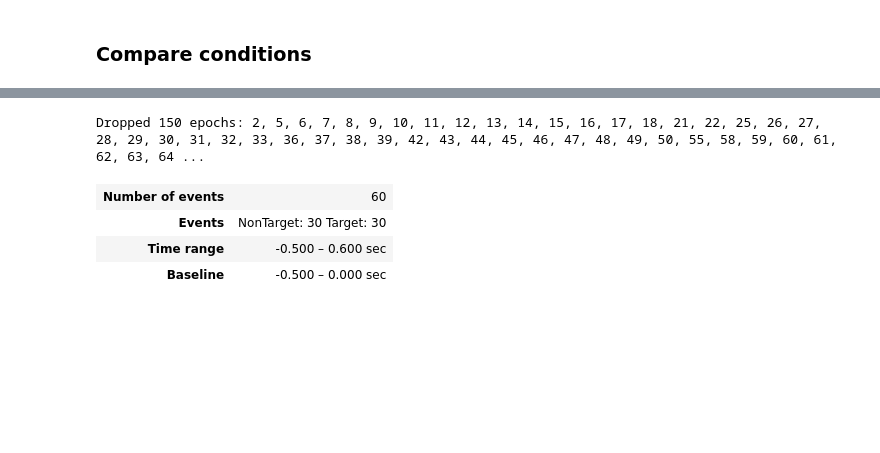
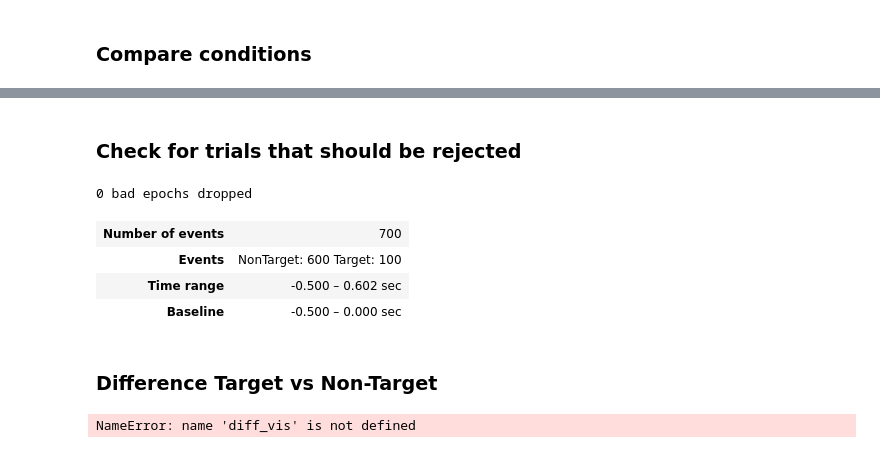
Before and after one commit to lokinou/p3k_offline_analysis, a Jupyter notebook: p300mne.ipynb, the cells around one changed output, grey strips where cells are left out. Saved outputs shown, nothing was run; the diff lists cells and outputs as text; code cells hidden in the pictures; blank space fills up the shorter version.

```diff
--- a/p300mne.ipynb
+++ b/p300mne.ipynb
@@ -103,0 +108,13 @@ raw = raw.set_montage(montage, match_case=False)
+# %%
+if apply_infinite_reference:
+    raw.del_proj()  # remove our average reference projector first
+    sphere = mne.make_sphere_model('auto', 'auto', raw.info)
+    src = mne.setup_volume_source_space(sphere=sphere, exclude=30., pos=15.)
+    forward = mne.make_forward_solution(raw.info, trans=None, src=src, bem=sphere)
+    raw_rest = raw.copy().set_eeg_reference('REST', forward=forward)
+
+    for title, _raw in zip(['Original', 'REST (∞)'], [raw, raw_rest]):
+        fig = _raw.plot(n_channels=len(raw), scalings=dict(eeg=5e-5))
+        # make room for title
+        fig.subplots_adjust(top=0.9)
+        fig.suptitle('{} reference'.format(title), size='xx-large', weight='bold')
@@ -431,12 +553,52 @@ No projector specified for this dataset. Please consider the method self.add_pro
+# %% [markdown]
+### Check for trials that should be rejected
+# %%
+reject_criteria = dict(eeg=150e-6)       # 150 µV
+
+for ch_type, title in dict(eeg='EEG').items():
+    layout = mne.channels.find_layout(epochs.info, ch_type=ch_type)
+    epochs['Target'].plot_topo_image(layout=layout, fig_facecolor='w',
+                                            font_color='k', title=title+'Target Trial x time amplitude')
+    epochs['NonTarget'].plot_topo_image(layout=layout, fig_facecolor='w',
+                                            font_color='k', title=title+'Non-Target Trial x time amplitude')
+epochs.drop_bad(reject=reject_criteria)
+# %% [output]
+0 bad epochs dropped
+| Number of events | 700 |
+| Events | NonTarget: 600 Target: 100 |
+| Time range | -0.500 – 0.602 sec |
+| Baseline | -0.500 – 0.000 sec |
+# %% [markdown]
+### Difference Target vs Non-Target
+# %%
+nb_chans = diff_vis._data.shape[1]
+splt_width = int(np.ceil(np.sqrt(1.0*nb_chans+1)))  # adding an extra plot with all channels combined at the end
+fig, ax = plt.subplots(splt_width,splt_width)
+
+evokeds = dict(NonTarget=list(epochs['NonTarget'].iter_evoked()),
+               Target=list(epochs['Target'].iter_evoked()))
+#picks = [f'eeg{n}' for n in range(10, 15)]
+
+shape_epochs = epochs['Target']._data.shape
+for ch_idx in range(nb_chans):
+    print('plotting channel {}'.format(ch_idx+1))
+    mne.viz.plot_compare_evokeds(evokeds,picks=[epochs.info['ch_names'][ch_idx]],
+                                 legend=False,
+                                 axes=ax[ch_idx//splt_width, ch_idx%splt_width],)
+    plt.show(block=False)
+    plt.subplots_adjust(hspace=0.5, wspace=.5)
+    plt.pause(.1)
+print('plotting averaged channels')
+mne.viz.plot_compare_evokeds(evokeds, picks=picks, combine='mean',
+                             legend=True,
+                             axes=ax[-1,-1])
+
+plt.subplots_adjust(hspace=0.5, wspace=.5)
+# %% [output]
+NameError: name 'diff_vis' is not defined
 # %%
-epochs_balanced, _ = epochs.equalize_event_counts(event_ids=event_ids, method='mintime')
+epochs_balanced, _ = epochs.equalize_event_counts(event_ids=event_ids, method='truncate')
 epochs_balanced
-# %% [output]
-Dropped 150 epochs: 2, 5, 6, 7, 8, 9, 10, 11, 12, 13, 14, 15, 16, 17, 18, 21, 22, 25, 26, 27, 28, 29, 30, 31, 32, 33, 36, 37, 38, 39, 42, 43, 44, 45, 46, 47, 48, 49, 50, 55, 58, 59, 60, 61, 62, 63, 64 ...
-| Number of events | 60 |
-| Events | NonTarget: 30 Target: 30 |
-| Time range | -0.500 – 0.600 sec |
-| Baseline | -0.500 – 0.000 sec |
 # %%
 l_nt_balanced = epochs_balanced['NonTarget'].average()
 l_target_balanced = epochs_balanced['Target'].average()
```
Also changed, not shown: parts of 69 cells of this notebook, 3 other files.
